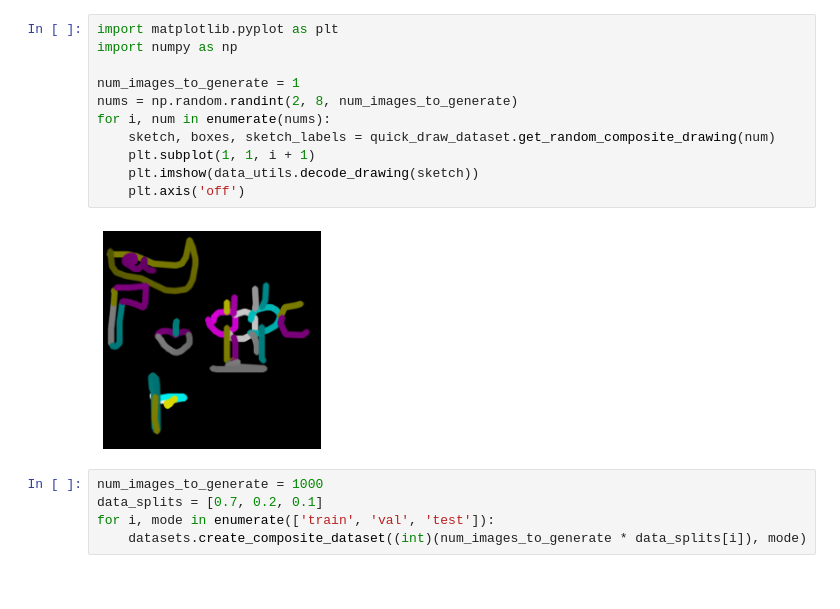
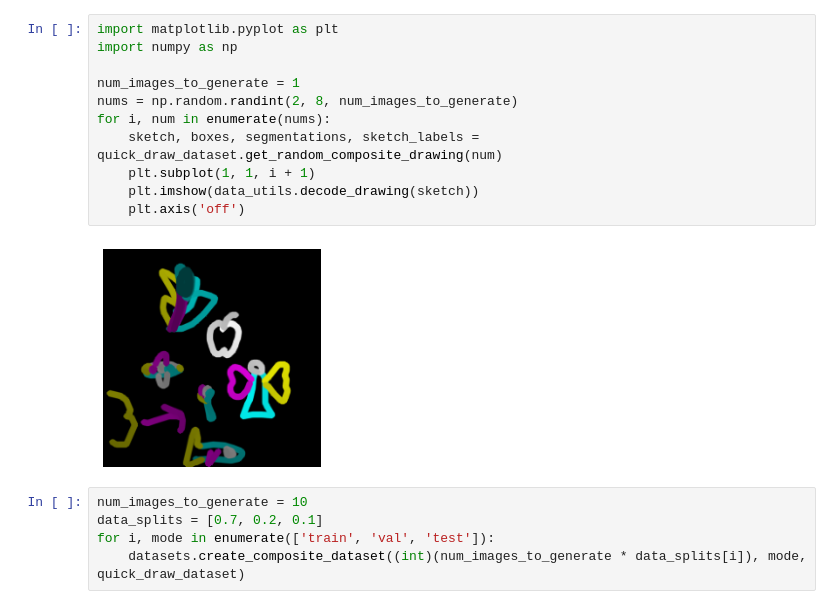
Before and after one commit to philhchen/PicIt, a Jupyter notebook: load_quickdraw_data.ipynb, the cells around one changed output. Saved outputs shown, nothing was run; the diff lists cells and outputs as text.

Commit message:
Added segmentation to composite images

```diff
--- a/load_quickdraw_data.ipynb
+++ b/load_quickdraw_data.ipynb
@@ -18,18 +18,18 @@ Sample list ID:  animal migration/4975017072787456.ndjson
 # %%
 import matplotlib.pyplot as plt
 import numpy as np
 
 num_images_to_generate = 1
 nums = np.random.randint(2, 8, num_images_to_generate)
 for i, num in enumerate(nums):
-    sketch, boxes, sketch_labels = quick_draw_dataset.get_random_composite_drawing(num)
+    sketch, boxes, segmentations, sketch_labels = quick_draw_dataset.get_random_composite_drawing(num)
     plt.subplot(1, 1, i + 1)
     plt.imshow(data_utils.decode_drawing(sketch))
     plt.axis('off')
 # %% [output]
-[figure, old version]
+[figure, new version]
 # %%
-num_images_to_generate = 1000
+num_images_to_generate = 10
 data_splits = [0.7, 0.2, 0.1]
 for i, mode in enumerate(['train', 'val', 'test']):
-    datasets.create_composite_dataset((int)(num_images_to_generate * data_splits[i]), mode)
+    datasets.create_composite_dataset((int)(num_images_to_generate * data_splits[i]), mode, quick_draw_dataset)
```
Also changed, not shown: parts of 1 cell of this notebook, 4 other files.
